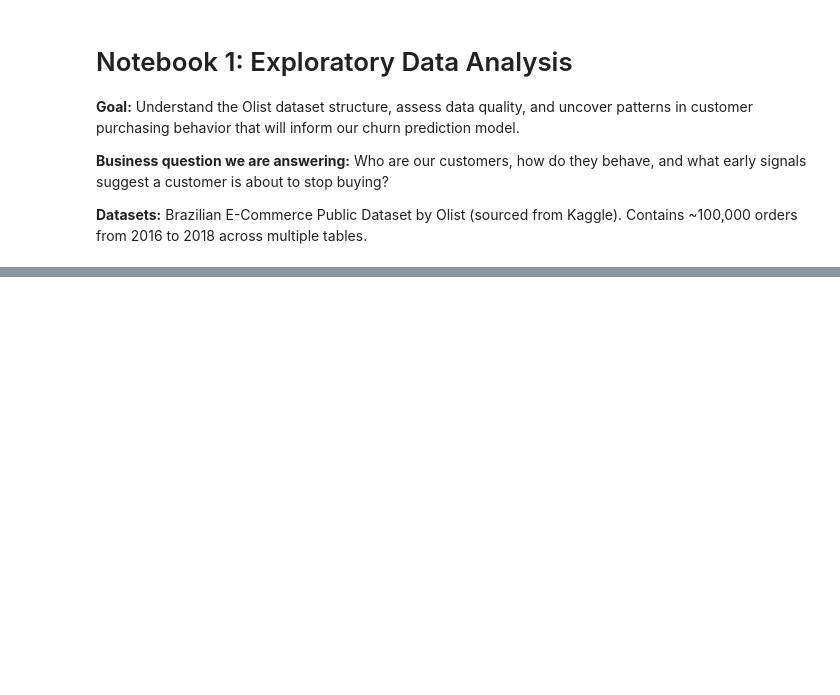
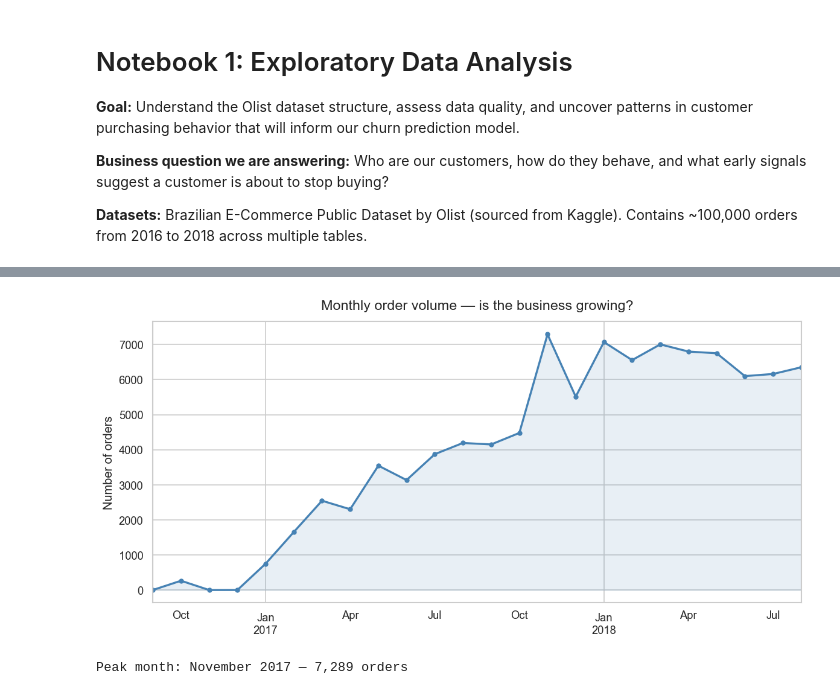
Before and after one commit to projcjdevs/ecom-churn-predictor, a Jupyter notebook: notebooks/01_eda.ipynb, the cells around one changed output, grey strips where cells are left out. Cells and saved outputs as stored; diff of their text form; code cells hidden in the pictures; blank space fills up the shorter version.

```diff
--- a/notebooks/01_eda.ipynb
+++ b/notebooks/01_eda.ipynb
@@ -50,0 +312,26 @@ orders.isnull().sum()
+# %%
+monthly_orders = (
+    orders_enriched
+    .set_index('order_purchase_timestamp')
+    .resample('ME')['order_id']
+    .count()
+)
+
+fig, ax = plt.subplots()
+
+monthly_orders.plot(ax=ax, color='steelblue', linewidth=2, marker='o', markersize=4)
+ax.fill_between(monthly_orders.index, monthly_orders.values, alpha=0.12, color='steelblue')
+
+ax.set_title('Monthly order volume — is the business growing?', fontsize=14, pad=12)
+ax.set_xlabel('', fontsize=12)
+ax.set_ylabel('Number of orders', fontsize=12)
+
+plt.tight_layout()
+plt.savefig('../reports/figures/04_monthly_trend.png', dpi=150, bbox_inches='tight')
+plt.show()
+
+peak = monthly_orders.idxmax()
+print(f"Peak month: {peak.strftime('%B %Y')} — {monthly_orders.max():,} orders")
+# %% [output]
+[figure, added]
+Peak month: November 2017 — 7,289 orders
```
Also changed, not shown: parts of 18 cells of this notebook, 4 other files.
